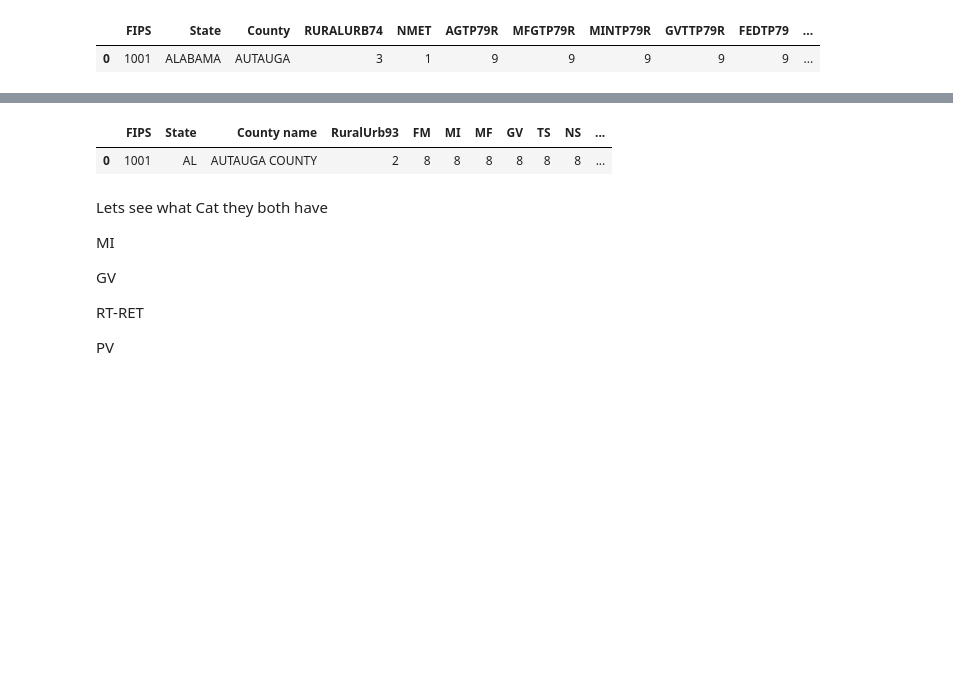
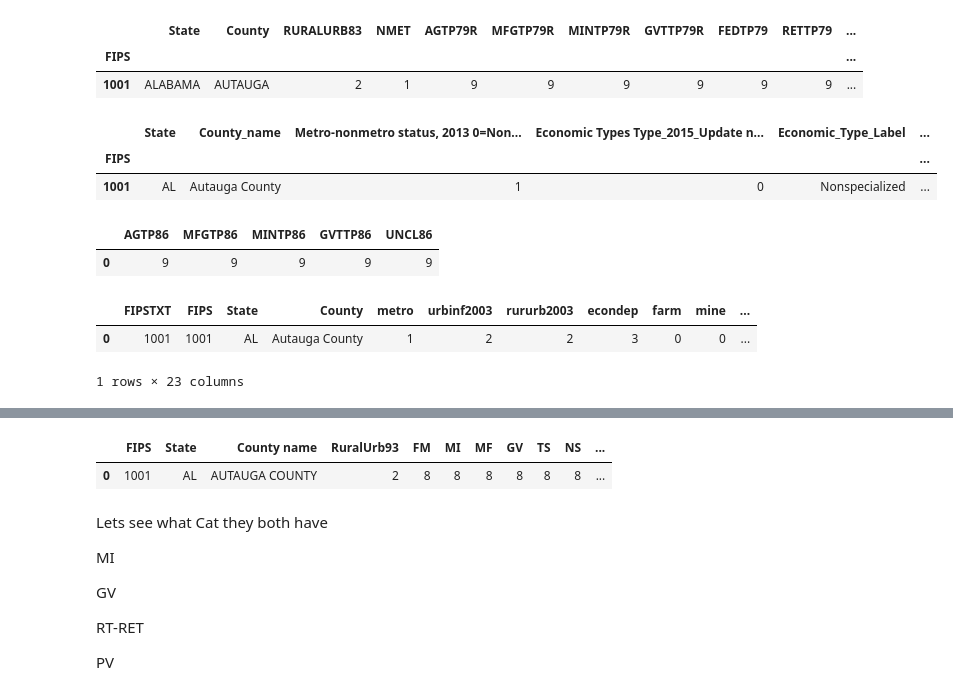
Before and after one commit to renay/retirement, a Jupyter notebook: proccessing.ipynb, the cells around one changed output, grey strips where cells are left out. Saved outputs shown, nothing was run; the diff lists cells and outputs as text; code cells hidden in the pictures; blank space fills up the shorter version.

Commit message:
isolate retirement and poverty

```diff
--- a/proccessing.ipynb
+++ b/proccessing.ipynb
@@ -3,5 +4,7 @@ import pandas as pd
 # %%
 #Import all the datasets
 
-df79_86_74 = pd.read_excel('https://github.com/renay/retirement/blob/master/data/1974.xls?raw=true','Data' )
-df79_86_83 = pd.read_excel('https://github.com/renay/retirement/blob/master/data/1974.xls?raw=true','Data' )
+df79 = pd.read_excel('https://github.com/renay/retirement/blob/master/data/1983.xls?raw=true','Data' )
+df89 = pd.read_excel('https://github.com/renay/retirement/blob/master/data/1989.xls?raw=true','Data' )
+df04 = pd.read_excel('https://github.com/renay/retirement/blob/master/data/2004.xls?raw=true', 'all_final_codes' )
+df15 = pd.read_csv('https://github.com/renay/retirement/blob/master/data/2015.csv?raw=true')
@@ -7,0 +41,4 @@ df79_86_83 = pd.read_excel('https://github.com/renay/retirement/blob/master/data
+# %%
+df04.rename(columns = {'FIPS ':'FIPS'}, inplace = True)
+
+df15.rename(columns = {'FIPStxt':'FIPS'}, inplace = True)
@@ -7,0 +60,8 @@ df79_86_83 = pd.read_excel('https://github.com/renay/retirement/blob/master/data
+# %%
+df79.set_index('FIPS', inplace = True)
+
+df89.set_index('FIPS', inplace = True)
+
+df04.set_index('FIPS', inplace = True)
+
+df15.set_index('FIPS', inplace = True)
@@ -13,5 +92,13 @@ df74.head(1)
+# %%
+
+df79.head(1)
+# %% [output]
+|  | State | County | RURALURB83 | NMET | AGTP79R | MFGTP79R | MINTP79R | GVTTP79R | FEDTP79 | RETTP79 | ... |
+| FIPS |  |  |  |  |  |  |  |  |  |  | ... |
+| 1001 | ALABAMA | AUTAUGA | 2 | 1 | 9 | 9 | 9 | 9 | 9 | 9 | ... |
 # %%
-df79_86_83.head(1)
+df15.head(1)
 # %% [output]
-|  | FIPS | State | County | RURALURB74 | NMET | AGTP79R | MFGTP79R | MINTP79R | GVTTP79R | FEDTP79 | ... |
-| 0 | 1001 | ALABAMA | AUTAUGA | 3 | 1 | 9 | 9 | 9 | 9 | 9 | ... |
+|  | State | County_name | Metro-nonmetro status, 2013 0=Non... | Economic Types Type_2015_Update n... | Economic_Type_Label | ... |
+| FIPS |  |  |  |  |  | ... |
+| 1001 | AL | Autauga County | 1 | 0 | Nonspecialized | ... |
@@ -17,0 +107,5 @@ df79_86_83.head(1)
+# %%
+df86.head(1)
+# %% [output]
+|  | AGTP86 | MFGTP86 | MINTP86 | GVTTP86 | UNCL86 |
+| 0 | 9 | 9 | 9 | 9 | 9 |
@@ -17,0 +114,6 @@ df79_86_83.head(1)
+# %%
+df2004.head(1)
+# %% [output]
+|  | FIPSTXT | FIPS | State | County | metro | urbinf2003 | rururb2003 | econdep | farm | mine | ... |
+| 0 | 1001 | 1001 | AL | Autauga County | 1 | 2 | 2 | 3 | 0 | 0 | ... |
+1 rows × 23 columns
```
Also changed, not shown: parts of 13 cells of this notebook, 8 other files.
